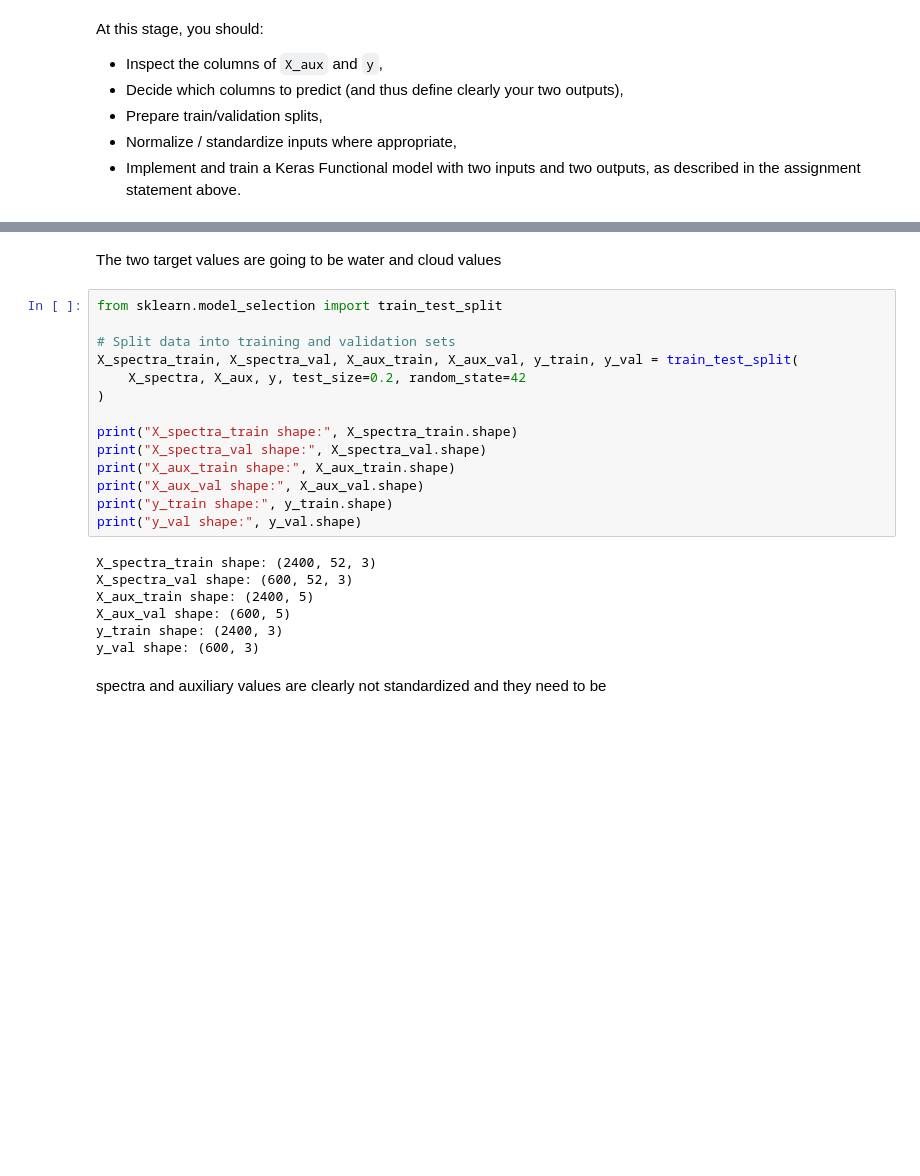
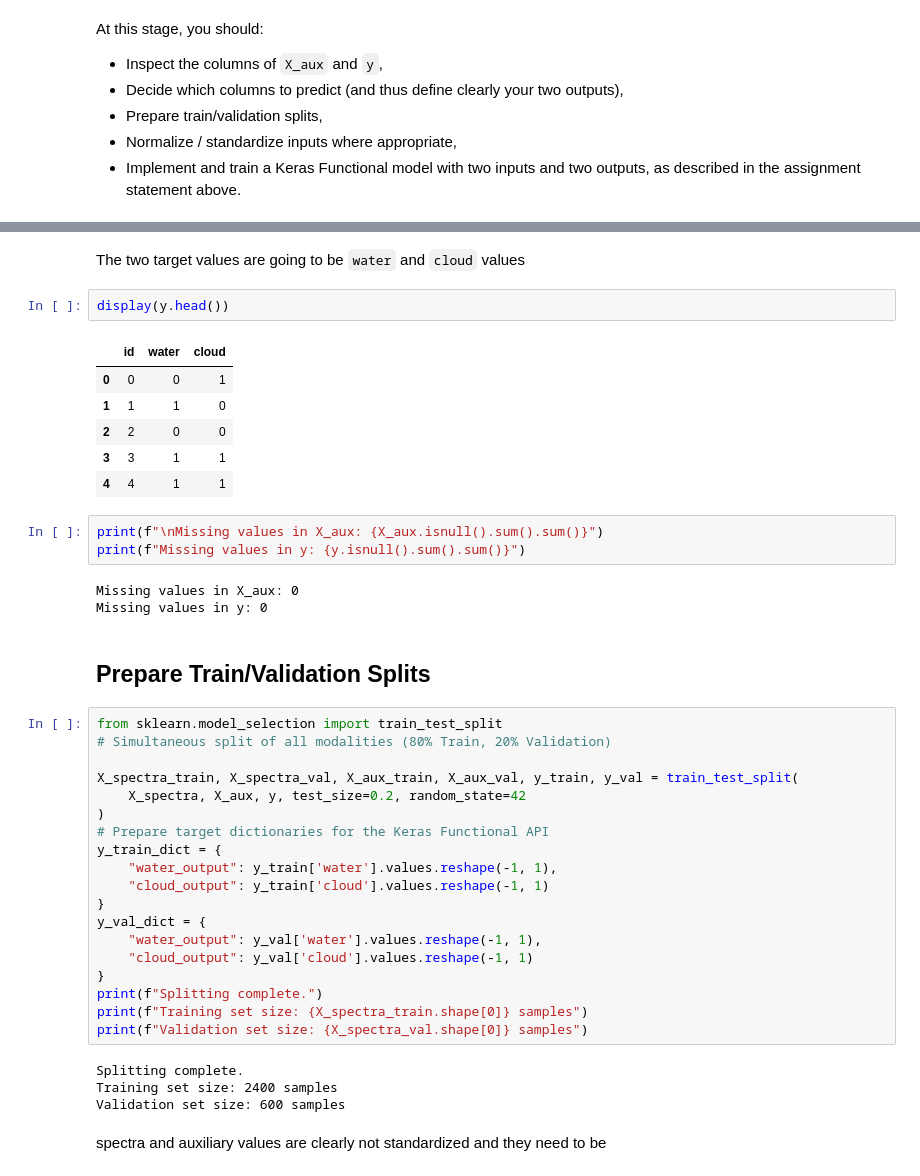
Before and after one commit to Loicmasioni/Deeplearningassignment, a Jupyter notebook: Deep_learning_group_project_26.ipynb, the cells around one changed output, grey strips where cells are left out. Cells and saved outputs as stored; diff of their text form; blank space fills up the shorter version.

```diff
--- a/Deep_learning_group_project_26.ipynb
+++ b/Deep_learning_group_project_26.ipynb
@@ -132,26 +146,45 @@ X_spectra
 # %% [markdown]
-The two target values are going to be water and cloud values
+The two target values are going to be `water` and `cloud` values
+# %%
+display(y.head())
+# %% [output]
+|  | id | water | cloud |
+| 0 | 0 | 0 | 1 |
+| 1 | 1 | 1 | 0 |
+| 2 | 2 | 0 | 0 |
+| 3 | 3 | 1 | 1 |
+| 4 | 4 | 1 | 1 |
+# %%
+print(f"\nMissing values in X_aux: {X_aux.isnull().sum().sum()}")
+print(f"Missing values in y: {y.isnull().sum().sum()}")
+# %% [output]
+Missing values in X_aux: 0
+Missing values in y: 0
+# %% [markdown]
+## Prepare Train/Validation Splits
 # %%
 from sklearn.model_selection import train_test_split
+# Simultaneous split of all modalities (80% Train, 20% Validation)
 
-# Split data into training and validation sets
 X_spectra_train, X_spectra_val, X_aux_train, X_aux_val, y_train, y_val = train_test_split(
     X_spectra, X_aux, y, test_size=0.2, random_state=42
 )
-
-print("X_spectra_train shape:", X_spectra_train.shape)
-print("X_spectra_val shape:", X_spectra_val.shape)
-print("X_aux_train shape:", X_aux_train.shape)
-print("X_aux_val shape:", X_aux_val.shape)
-print("y_train shape:", y_train.shape)
-print("y_val shape:", y_val.shape)
+# Prepare target dictionaries for the Keras Functional API
+y_train_dict = {
+    "water_output": y_train['water'].values.reshape(-1, 1),
+    "cloud_output": y_train['cloud'].values.reshape(-1, 1)
+}
+y_val_dict = {
+    "water_output": y_val['water'].values.reshape(-1, 1),
+    "cloud_output": y_val['cloud'].values.reshape(-1, 1)
+}
+print(f"Splitting complete.")
+print(f"Training set size: {X_spectra_train.shape[0]} samples")
+print(f"Validation set size: {X_spectra_val.shape[0]} samples")
 # %% [output]
-X_spectra_train shape: (2400, 52, 3)
-X_spectra_val shape: (600, 52, 3)
-X_aux_train shape: (2400, 5)
-X_aux_val shape: (600, 5)
-y_train shape: (2400, 3)
-y_val shape: (600, 3)
+Splitting complete.
+Training set size: 2400 samples
+Validation set size: 600 samples
 # %% [markdown]
 spectra and auxiliary values are clearly not standardized and they need to be
 # %%
```
Also changed, not shown: parts of 23 cells of this notebook.
